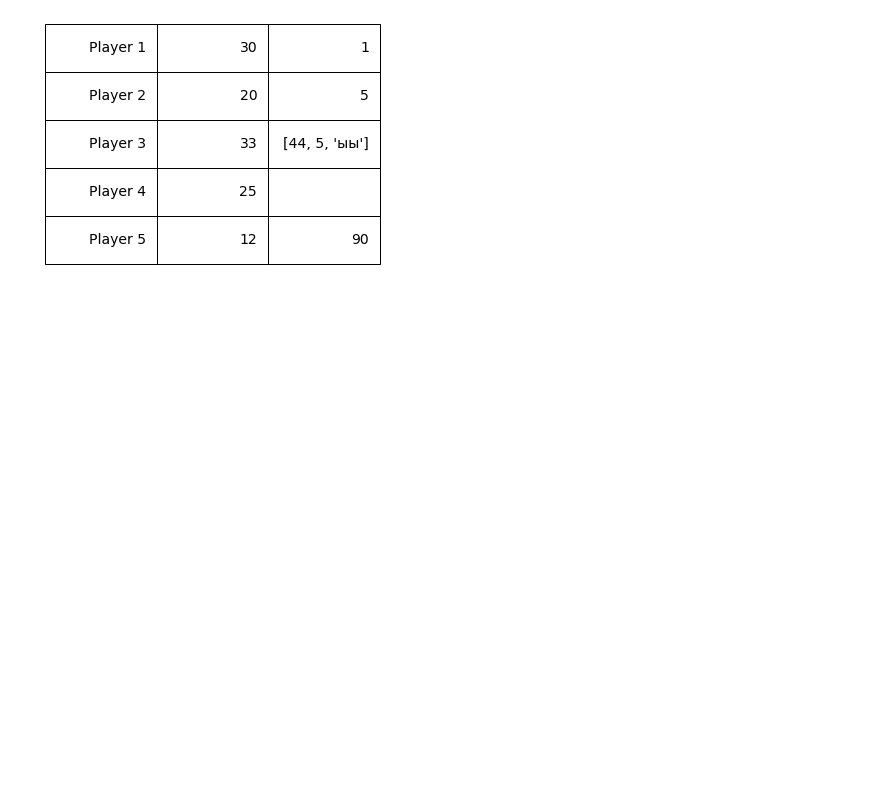
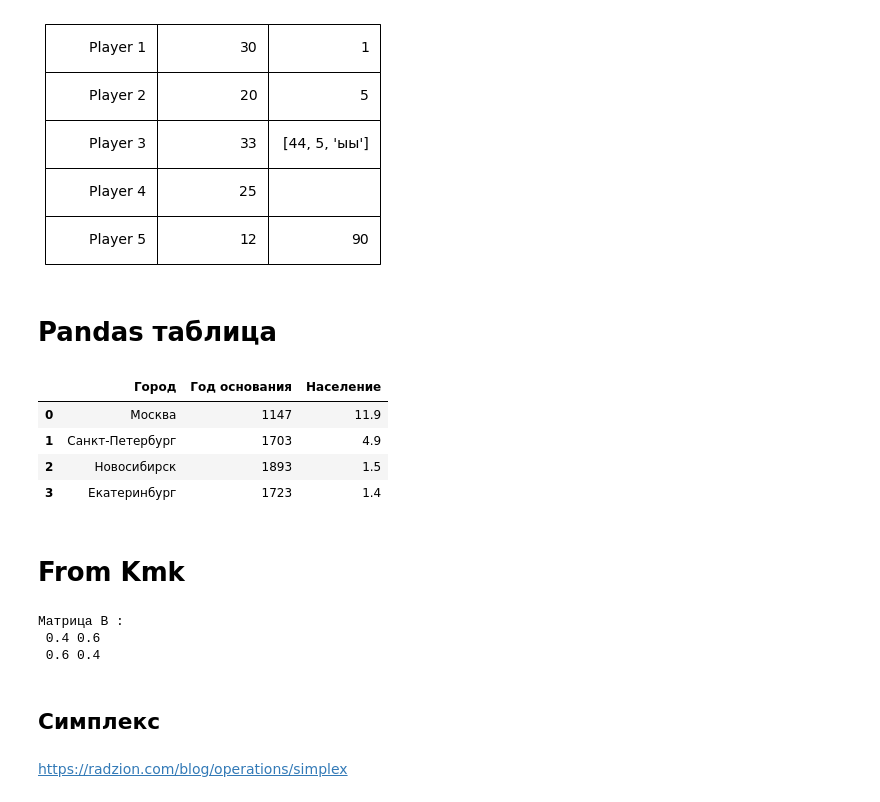
Before and after one commit to PolyanskayaP/FMMRAZ_6sem, a Jupyter notebook: prob_FMMRAZ.ipynb, the cells around one changed output. Saved outputs shown, nothing was run; the diff lists cells and outputs as text; code cells hidden in the pictures; blank space fills up the shorter version.

```diff
--- a/prob_FMMRAZ.ipynb
+++ b/prob_FMMRAZ.ipynb
@@ -279,3 +365,66 @@ ax.axis('off')
 plt.show()
 # %% [output]
 [figure]
+# %% [markdown]
+# Pandas таблица
+# %%
+import pandas as pd #Импортируем библиотеку Pandas.
+
+city = {'Город': ['Москва', 'Санкт-Петербург', 'Новосибирск', 'Екатеринбург'],
+        'Год основания': [1147, 1703, 1893, 1723],
+        'Население': [11.9, 4.9, 1.5, 1.4]} #Создаём словарь с нужной информацией о городах.
+
+df = pd.DataFrame(city) #Превращаем словарь в DataFrame, используя стандартный метод библиотеки.
+
+df #Выводим DataFrame на экран.
+# %% [output]
+|  | Город | Год основания | Население |
+| 0 | Москва | 1147 | 11.9 |
+| 1 | Санкт-Петербург | 1703 | 4.9 |
+| 2 | Новосибирск | 1893 | 1.5 |
+| 3 | Екатеринбург | 1723 | 1.4 |
+# %% [markdown]
+# From Kmk
+# %%
+def ABCD(nu_x_beg, nu_x_end, nu_y_beg, nu_y_end):
+    l = []
+    if nu_y_end >= -nu_x_end + 1 and nu_y_beg <= -nu_x_beg + 1:
+        if nu_y_end <= -nu_x_beg + 1:
+            if nu_y_beg <= -nu_x_end + 1:
+                xbeg = 1 - nu_y_end
+                xend = nu_x_end
+                ybeg = -nu_x_end + 1
+                yend = nu_y_end
+
+            else:
+                xbeg = 1 - nu_y_end
+                xend = 1 - nu_y_beg
+                ybeg = nu_y_beg
+                yend = nu_y_end
+        else:
+            if nu_y_beg >= -nu_x_beg + 1:
+                xbeg = nu_x_beg
+                xend = 1 - nu_y_beg
+                ybeg = nu_y_beg
+                yend = -nu_x_beg + 1
+            else:
+                xbeg = nu_x_beg
+                xend = nu_x_end
+                ybeg = 1 - nu_x_end
+                yend = 1 - nu_x_beg
+    l.append(xbeg)
+    l.append(xend)
+    l.append(ybeg)
+    l.append(yend)
+    return l
+
+l = ABCD(0.3, 0.7, 0.4, 0.6)
+print("Матрица B : \n", l[0], l[3], "\n", l[1], l[2])
+# %% [output]
+Матрица B :
+ 0.4 0.6
+ 0.6 0.4
+# %% [markdown]
+## Симплекс
+# %% [markdown]
+https://radzion.com/blog/operations/simplex
```
Also changed, not shown: parts of 8 cells of this notebook.
